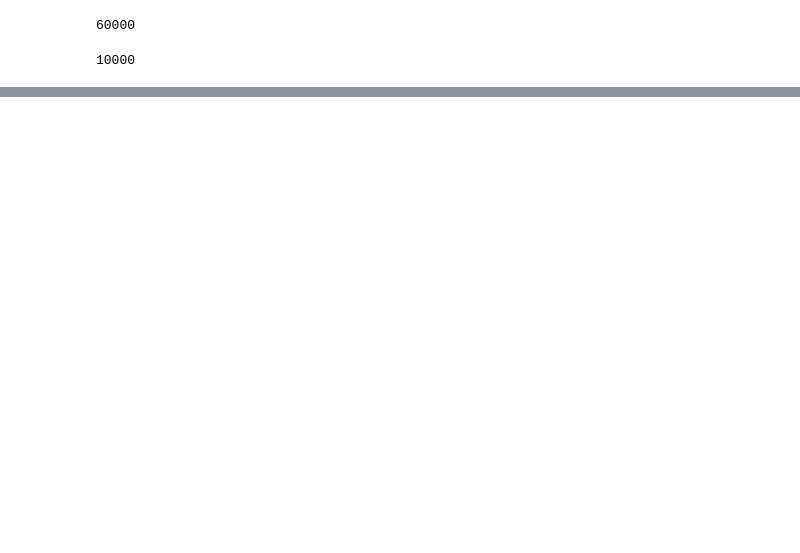
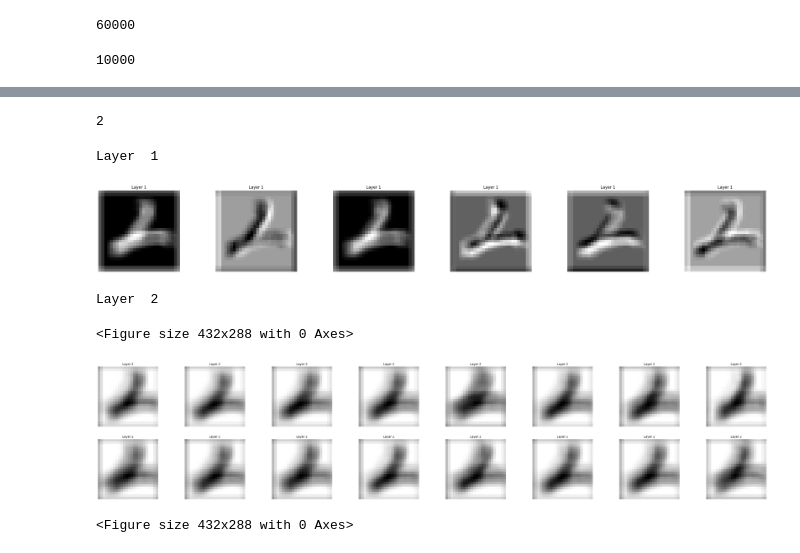
Before and after one commit to sam505/Machine_Learning, a Jupyter notebook: PYTORCH_MNIST.ipynb, the cells around one changed output, grey strips where cells are left out. Drawn from its saved outputs; the diff is of its cells as text; code cells hidden in the pictures; blank space fills up the shorter version.

```diff
--- a/PYTORCH_MNIST.ipynb
+++ b/PYTORCH_MNIST.ipynb
@@ -68,7 +70,7 @@ len(mnist_test)
 # %% [output]
 10000
 # %%
-learning_rates = [0.1, 0.01, 0.001]
+learning_rates = [0.001, 0.01, 0.1]
 # %%
 class LeNet(nn.Module):
     def __init__(self):
@@ -236,0 +249,65 @@ len(mnist_train)
+# %%
+no_of_layers=0
+conv_layers=[]
+
+model_children=list(model.children())
+
+for child in model_children:
+    if type(child)==nn.Conv2d:
+        no_of_layers+=1
+        conv_layers.append(child)
+    elif type(child)==nn.Sequential:
+        for layer in child.children():
+            if type(layer)==nn.Conv2d:
+                no_of_layers+=1
+                conv_layers.append(layer)
+
+print(no_of_layers)
+# %% [output]
+2
+# %%
+results = [conv_layers[0](img)]
+for i in range(1, len(conv_layers)):
+    results.append(conv_layers[i](results[-1]))
+outputs = results
+# %%
+def save_plot(plot_buf):
+    image = PIL.Image.open(plot_buf)
+    image = ToTensor()(image).unsqueeze(0)
+    image = image.reshape(3, 288, 432)
+
+
+    writer = SummaryWriter(comment='Feature Map')
+    #x = torchvision.utils.make_grid(image, normalize=True, scale_each=True)
+    for n_iter in range(100):
+        if n_iter % 10 == 0:
+            writer.add_image('Image', image, n_iter)
+
+def gen_plot():
+    """Create a pyplot plot and save to buffer."""
+    for num_layer in range(len(outputs)):
+        plt.figure(figsize=(50, 10))
+        layer_viz = outputs[num_layer][0, :, :, :]
+        layer_viz = layer_viz.data
+        print("Layer ",num_layer+1)
+        for i, filter in enumerate(layer_viz):
+            if i == 20:
+                break
+            plt.subplot(2, 8, i + 1)
+            plt.title("Layer {}".format(num_layer+1))
+            plt.imshow(filter.cpu(), cmap='gray')
+            plt.axis("off")
+        plt.show()
+        buf = io.BytesIO()
+        plt.savefig(buf, format='jpeg')
+        buf.seek(0)
+        save_plot(buf)
+# %%
+gen_plot()
+# %% [output]
+Layer  1
+[figure, added]
+Layer  2
+<Figure size 432x288 with 0 Axes>
+[figure, added]
+<Figure size 432x288 with 0 Axes>
```
Also changed, not shown: parts of 5 cells of this notebook.
